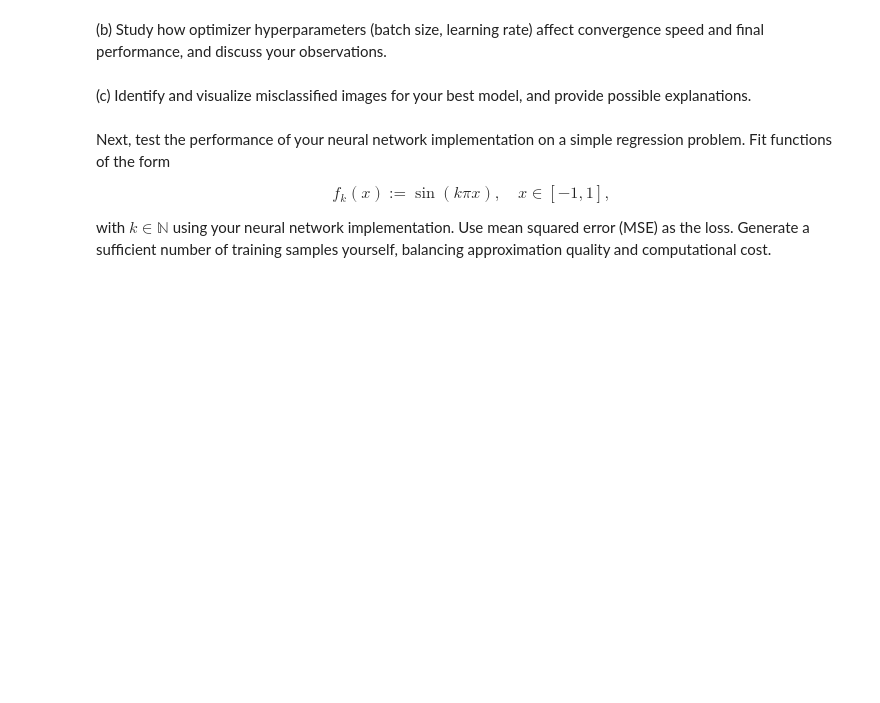
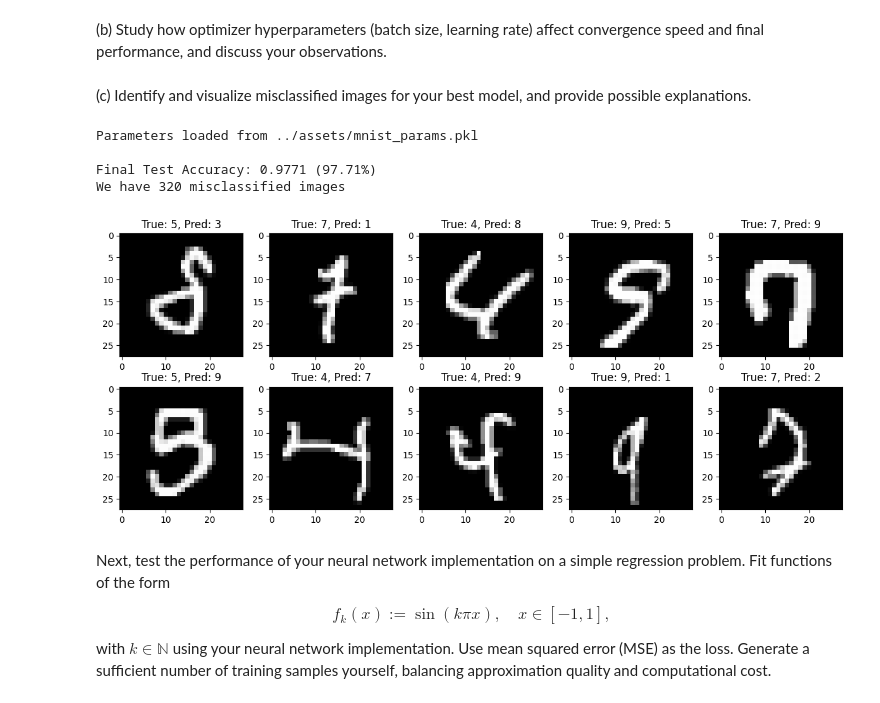
Before and after one commit to yazanmashal03/laoml-project, a Jupyter notebook: notebook/project2.ipynb, the cells around one changed output. Saved outputs shown, nothing was run; the diff lists cells and outputs as text; code cells hidden in the pictures; blank space fills up the shorter version.

Commit message:
added visualization of misclassficiations

```diff
--- a/notebook/project2.ipynb
+++ b/notebook/project2.ipynb
@@ -494,6 +476,37 @@ Parameters saved to ../assets/mnist_params.pkl
    (b) Study how optimizer hyperparameters (batch size, learning rate) affect convergence speed and final performance, and discuss your observations.
 # %% [markdown]
  (c) Identify and visualize misclassified images for your best model, and provide possible explanations.
+# %%
+# load params
+params = load_params('../assets/mnist_params.pkl')
+
+# get predictions
+batched_forward = vmap(forward, in_axes=(None, 0, None))
+logits = batched_forward(params, x_test, 'relu')
+preds = jnp.argmax(logits, axis=1)
+
+test_acc, test_loss = evaluate_model(params, x_test, y_test, 'relu', classification=True)
+print(f"\nFinal Test Accuracy: {test_acc:.4f} ({test_acc*100:.2f}%)")
+
+# get misclassified images
+misclassified = jnp.where(preds != y_test)[0]
+
+print(f"We have {len(misclassified)} misclassified images")
+
+# plot misclassified images with correct and predicted labels
+plt.figure(figsize=(12, 5))
+for i in range(10):
+    plt.subplot(2, 5, i+1)
+    plt.imshow(x_test[misclassified[i]].reshape(28, 28), cmap='gray')
+    plt.title(f"True: {y_test[misclassified[i]]}, Pred: {preds[misclassified[i]]}")
+plt.tight_layout()
+plt.show()
+# %% [output]
+Parameters loaded from ../assets/mnist_params.pkl
+
+Final Test Accuracy: 0.9771 (97.71%)
+We have 320 misclassified images
+[figure, added]
 # %% [markdown]
 Next, test the performance of your neural network implementation on a simple regression problem. Fit functions of the form
 
```
Also changed, not shown: parts of 2 cells of this notebook.
